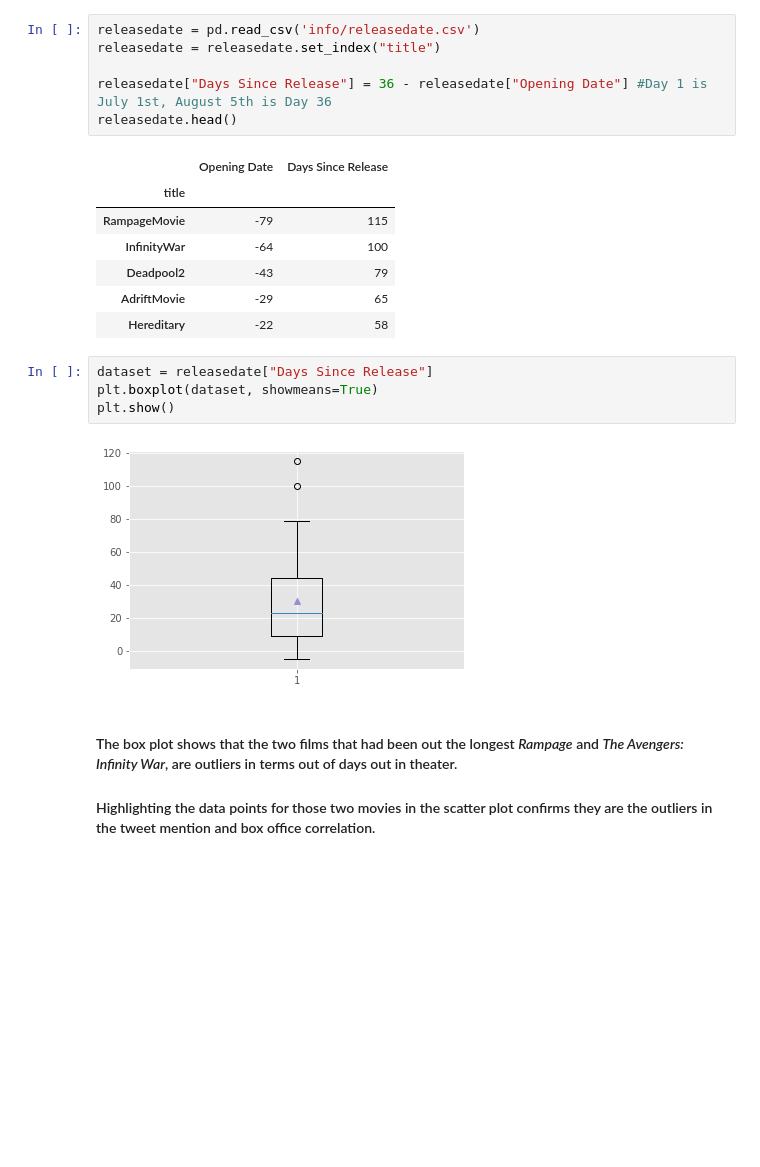
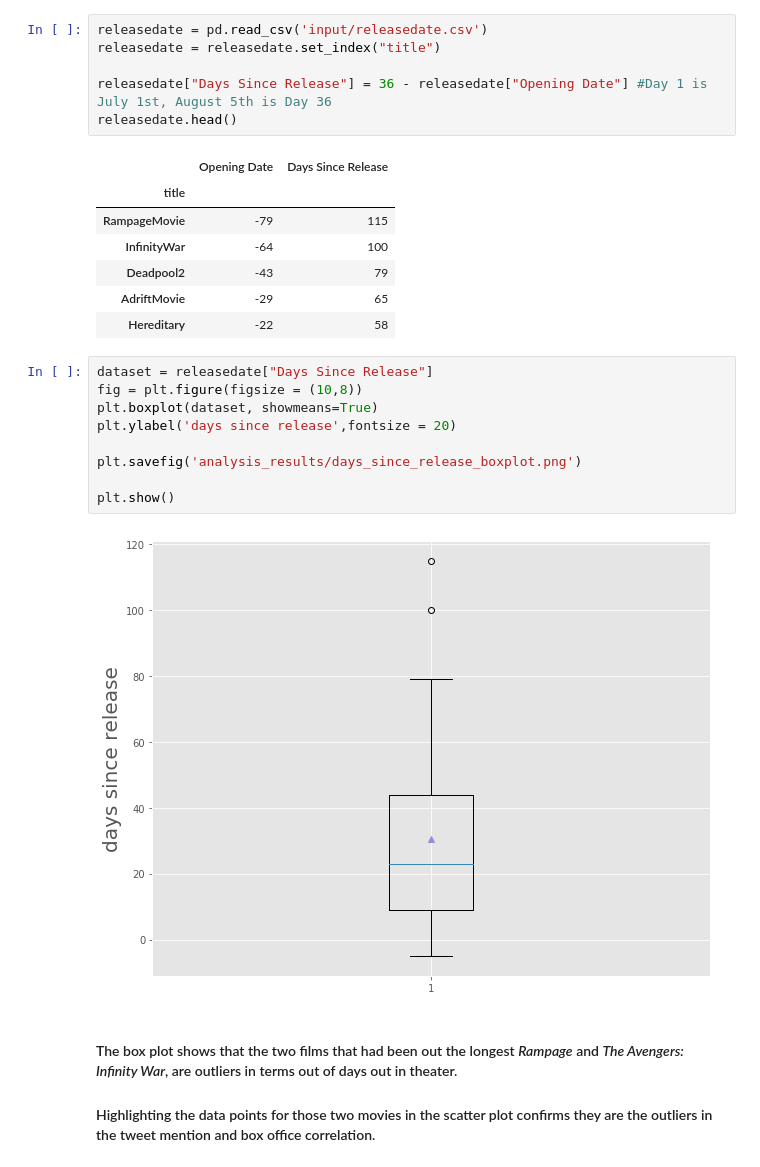
Before and after one commit to madisonkwynn/tweevie, a Jupyter notebook: 3_multiple_regression.ipynb, the cells around one changed output. Saved outputs shown, nothing was run; the diff lists cells and outputs as text; blank space fills up the shorter version.

```diff
--- a/3_multiple_regression.ipynb
+++ b/3_multiple_regression.ipynb
@@ -143,7 +190,7 @@ plt.savefig('analysis_results/overallplot.png')
 #### In the above analysis, visually examining the scatter plot show outliers that have been in theater for a long time (light color circles) and thus weak box office performances, but continue to garner twitter mentions.
 #### A box plot is used to explore the possiblity those films are outliers. The below boxplot looks at the number of days movies have been out for, as of August 4th, 2018.
 # %%
-releasedate = pd.read_csv('info/releasedate.csv')
+releasedate = pd.read_csv('input/releasedate.csv')
 releasedate = releasedate.set_index("title")
 
 releasedate["Days Since Release"] = 36 - releasedate["Opening Date"] #Day 1 is July 1st, August 5th is Day 36
@@ -158,10 +205,15 @@ releasedate.head()
 | Hereditary | -22 | 58 |
 # %%
 dataset = releasedate["Days Since Release"]
+fig = plt.figure(figsize = (10,8))
 plt.boxplot(dataset, showmeans=True)
+plt.ylabel('days since release',fontsize = 20)
+
+plt.savefig('analysis_results/days_since_release_boxplot.png')
+
 plt.show()
 # %% [output]
-[figure, old version]
+[figure, new version]
 # %% [markdown]
 #### The box plot shows that the two films that had been out the longest *Rampage* and *The Avengers: Infinity War*, are outliers in terms out of days out in theater.
 
```
Also changed, not shown: parts of 16 cells of this notebook, 28 other files.
